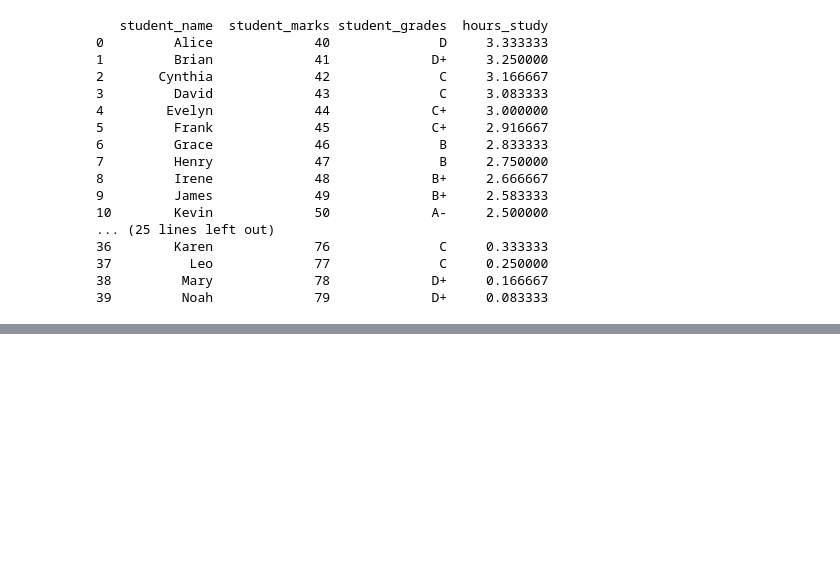
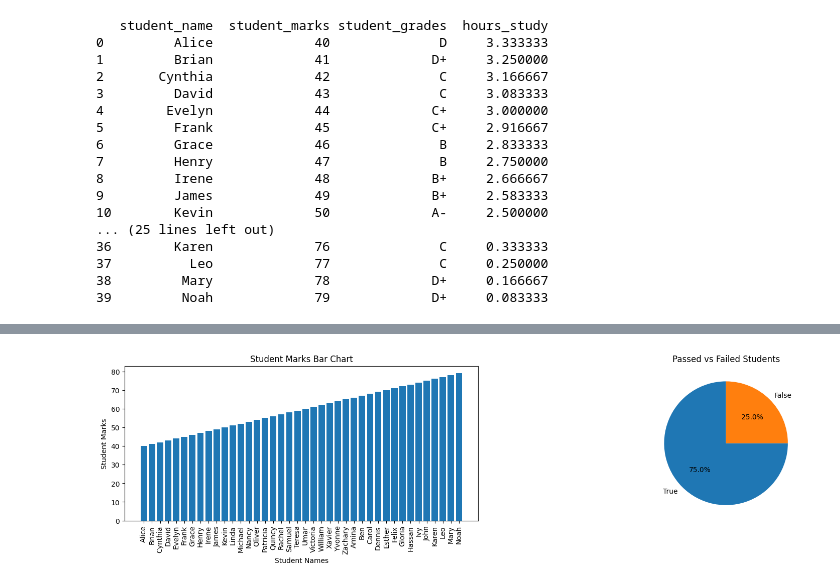
Before and after one commit to gathonimburu5/jupyter_notebook, a Jupyter notebook: second_notebook.ipynb, the cells around one changed output, grey strips where cells are left out. Drawn from its saved outputs; the diff is of its cells as text; code cells hidden in the pictures; blank space fills up the shorter version.

Commit message:
more data updates

```diff
--- a/second_notebook.ipynb
+++ b/second_notebook.ipynb
@@ -86,3 +86,9 @@ print(grade_results)
 37          Leo             77              C     0.250000
 38         Mary             78             D+     0.166667
 39         Noah             79             D+     0.083333
+# %%
+import pandas as pd
+grade_results = pd.read_csv("student_data.csv")
+passed_student = pd.Series(grade_results.student_marks >= 50)
+grade_results = pd.concat([grade_results, passed_student.rename("Passed")], axis=1)
+print(grade_results)
@@ -88,0 +134,3 @@ print(grade_results)
+# %%
+grade_results = grade_results.sort_values(['student_marks'])
+print(grade_results)
@@ -88,0 +155,16 @@ print(grade_results)
+# %%
+from matplotlib import pyplot as plt
+fig, ax = plt.subplots(1, 2, figsize=(20, 4))
+ax[0].bar(x=grade_results.student_name, height=grade_results.student_marks)
+ax[0].set_xlabel("Student Names")
+ax[0].set_ylabel("Student Marks")
+ax[0].set_title("Student Marks Bar Chart")
+ax[0].set_xticklabels(grade_results.student_name, rotation=90)
+
+passed_count = grade_results.Passed.value_counts()
+ax[1].pie(passed_count, labels=passed_count.index, autopct='%1.1f%%', startangle=90)
+ax[1].set_title("Passed vs Failed Students")
+
+fig.show()
+# %% [output]
+[figure, added]
```
Also changed, not shown: parts of 8 cells of this notebook.
